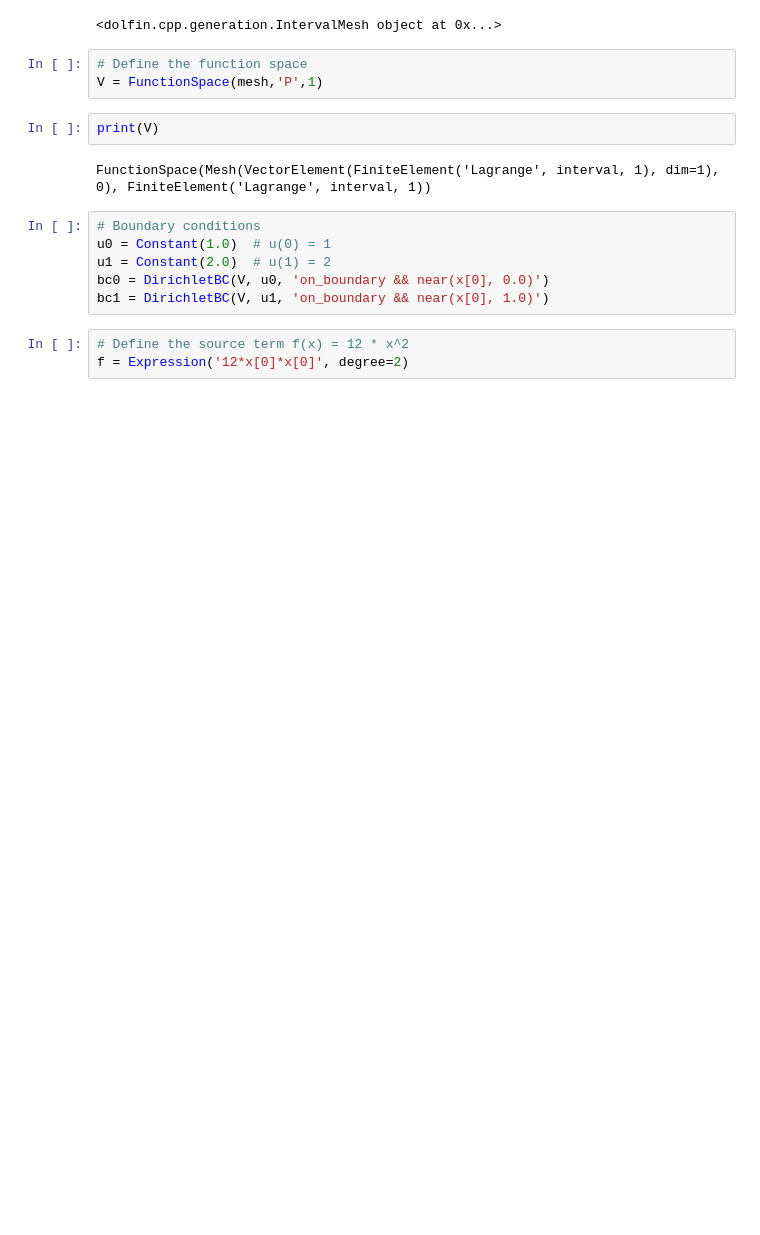
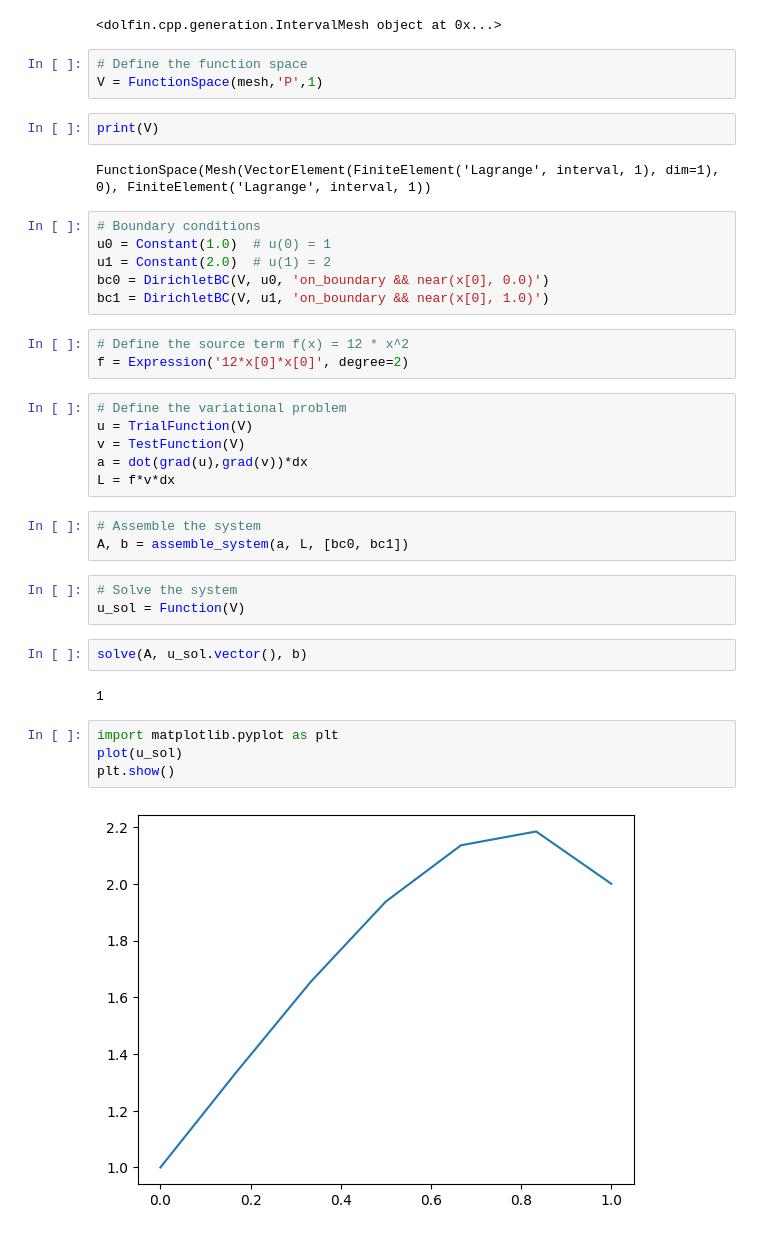
Before and after one commit to cagnol/PDE-Lab-2026, a Jupyter notebook: notebook.ipynb, the cells around one changed output. Drawn from its saved outputs; the diff is of its cells as text; blank space fills up the shorter version.

```diff
--- a/notebook.ipynb
+++ b/notebook.ipynb
@@ -372,3 +372,25 @@ bc1 = DirichletBC(V, u1, 'on_boundary && near(x[0], 1.0)')
 # %%
 # Define the source term f(x) = 12 * x^2
 f = Expression('12*x[0]*x[0]', degree=2)
+# %%
+# Define the variational problem
+u = TrialFunction(V)
+v = TestFunction(V)
+a = dot(grad(u),grad(v))*dx
+L = f*v*dx
+# %%
+# Assemble the system
+A, b = assemble_system(a, L, [bc0, bc1])
+# %%
+# Solve the system
+u_sol = Function(V)
+# %%
+solve(A, u_sol.vector(), b)
+# %% [output]
+1
+# %%
+import matplotlib.pyplot as plt
+plot(u_sol)
+plt.show()
+# %% [output]
+[figure, added]
```
Also changed, not shown: parts of 1 cell of this notebook.
